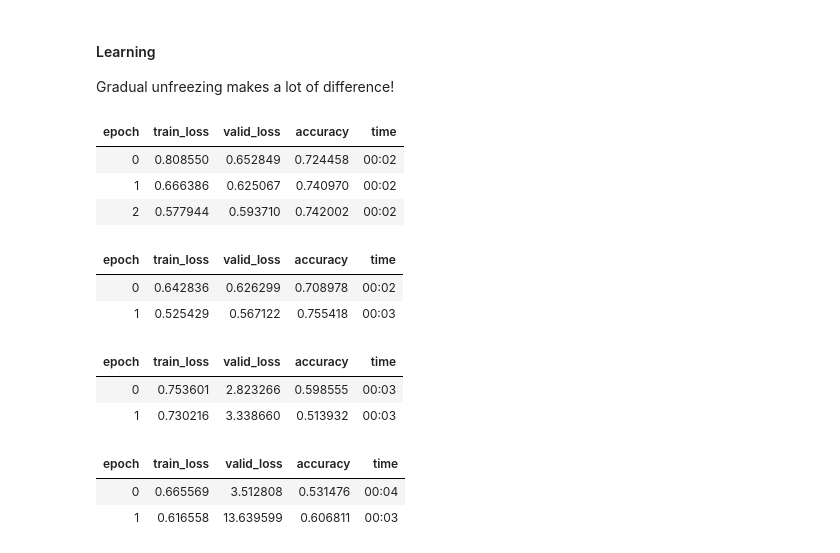
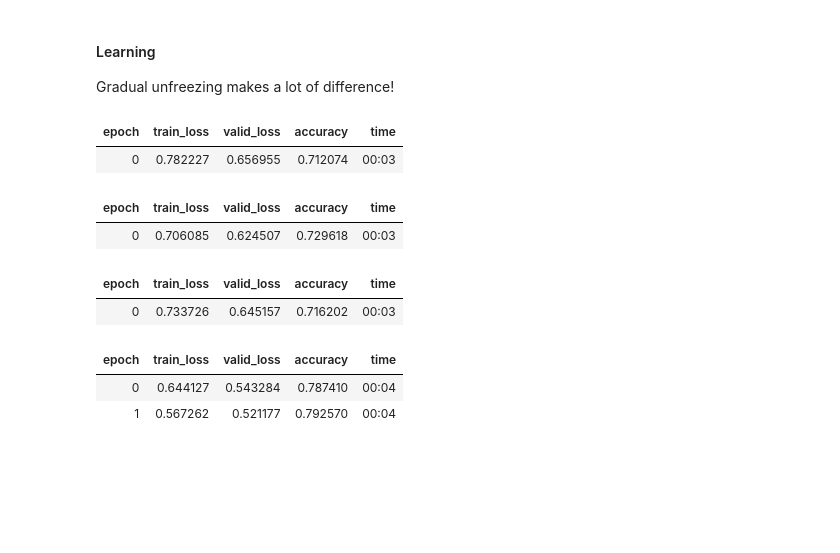
Before and after one commit to Darth-Carrotpie/EconIncentive, a Jupyter notebook: EconIncentive.ipynb, the cells around one changed output. Drawn from its saved outputs; the diff is of its cells as text; code cells hidden in the pictures; blank space fills up the shorter version.

```diff
--- a/EconIncentive.ipynb
+++ b/EconIncentive.ipynb
@@ -8,0 +26,5 @@ df_test = pd.read_csv("data/public-test-set.csv", names = cols, encoding = "ISO-
+# %%
+n_to_read = 100000 #500 000
+df_econ = pd.read_csv('data/out.zip', compression='zip', header=0, sep=',', quotechar='"')[-n_to_read:]
+print(df_econ.shape)
+df_econ.head()
@@ -8,0 +39,4 @@ df_test = pd.read_csv("data/public-test-set.csv", names = cols, encoding = "ISO-
+# %%
+data_econ = TextDataLoaders.from_df(df_econ, is_lm=True, valid_pct = 0.1, text_col='title')
+print(len(data_econ.vocab))
+learn = language_model_learner(data_econ, AWD_LSTM, pretrained = True, drop_mult=0.5, metrics=[accuracy, Perplexity()], wd=0.1).to_fp16()
@@ -9,5 +94,5 @@ df_test = pd.read_csv("data/public-test-set.csv", names = cols, encoding = "ISO-
 # %%
-np.warnings.filterwarnings('ignore', category=np.VisibleDeprecationWarning)
-data_lm = TextDataLoaders.from_df(df, is_lm=True, valid_pct = 0.1, text_col='text', label_col="sentiment")
+data_lm = TextDataLoaders.from_df(df_all, is_lm=True, text_vocab = data_econ.vocab, valid_pct = 0.1, text_col='text', label_col="sentiment")
+print(len(data_lm.vocab)) #
 # %% [output]
 [interactive output not drawn]
@@ -53,7 +146,7 @@ learn.save_encoder('lm_finetuned')
 # %%
 data_clas = TextDataLoaders.from_df(df, text_col='text', label_col="sentiment", text_vocab=data_lm.vocab)
-learn = text_classifier_learner(data_clas, AWD_LSTM, drop_mult=0.3, metrics=accuracy)
-learn = learn.load_encoder('lm_finetuned') #also 'finetuned'
+learn = text_classifier_learner(data_clas, AWD_LSTM, drop_mult=0.5, metrics=accuracy)
+learn = learn.load_encoder('lme_finetuned') #also 'finetuned'
 # %% [output]
 [interactive output not drawn]
 # %%
@@ -62,33 +155,30 @@ learn = learn.load_encoder('lm_finetuned') #also 'finetuned'
 #### Learning
 Gradual unfreezing makes a lot of difference!
 # %%
-learn.fit_one_cycle(3, 2e-2)
+learn.fit_one_cycle(1, 2e-2) #3
 #learn.fit(n_epoch=200, lr=2e-2, cbs=EarlyStoppingCallback(monitor='valid_loss', min_delta=0.01, patience=4))
 # %% [output]
 | epoch | train_loss | valid_loss | accuracy | time |
-| 0 | 0.808550 | 0.652849 | 0.724458 | 00:02 |
-| 1 | 0.666386 | 0.625067 | 0.740970 | 00:02 |
-| 2 | 0.577944 | 0.593710 | 0.742002 | 00:02 |
+| 0 | 0.782227 | 0.656955 | 0.712074 | 00:03 |
 # %%
 learn.freeze_to(-2)
-learn.fit_one_cycle(2, slice(1e-3/(2.6**4),2e-2))
+learn.fit_one_cycle(1, slice(1e-3/(2.6**4),2e-2)) #2
 # %% [output]
 | epoch | train_loss | valid_loss | accuracy | time |
-| 0 | 0.642836 | 0.626299 | 0.708978 | 00:02 |
-| 1 | 0.525429 | 0.567122 | 0.755418 | 00:03 |
+| 0 | 0.706085 | 0.624507 | 0.729618 | 00:03 |
 # %%
 learn.freeze_to(-3)
-learn.fit_one_cycle(2, 2e-2)
+learn.fit_one_cycle(1, 2e-2) #2
 # %% [output]
 | epoch | train_loss | valid_loss | accuracy | time |
-| 0 | 0.753601 | 2.823266 | 0.598555 | 00:03 |
-| 1 | 0.730216 | 3.338660 | 0.513932 | 00:03 |
+| 0 | 0.733726 | 0.645157 | 0.716202 | 00:03 |
 # %%
 #learn.model
 # %%
 learn.unfreeze()
 learn.fit_one_cycle(2, slice(1e-3/(2.6**4),2e-2))
+learn.freeze()
 # %% [output]
 | epoch | train_loss | valid_loss | accuracy | time |
-| 0 | 0.665569 | 3.512808 | 0.531476 | 00:04 |
-| 1 | 0.616558 | 13.639599 | 0.606811 | 00:03 |
+| 0 | 0.644127 | 0.543284 | 0.787410 | 00:04 |
+| 1 | 0.567262 | 0.521177 | 0.792570 | 00:04 |
```
Also changed, not shown: parts of 40 cells of this notebook.
